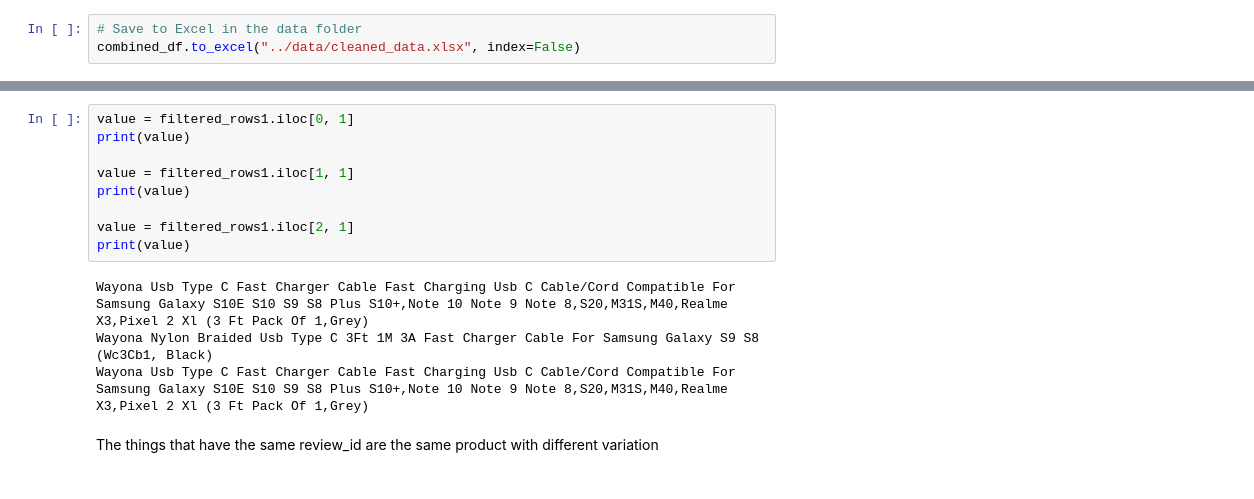
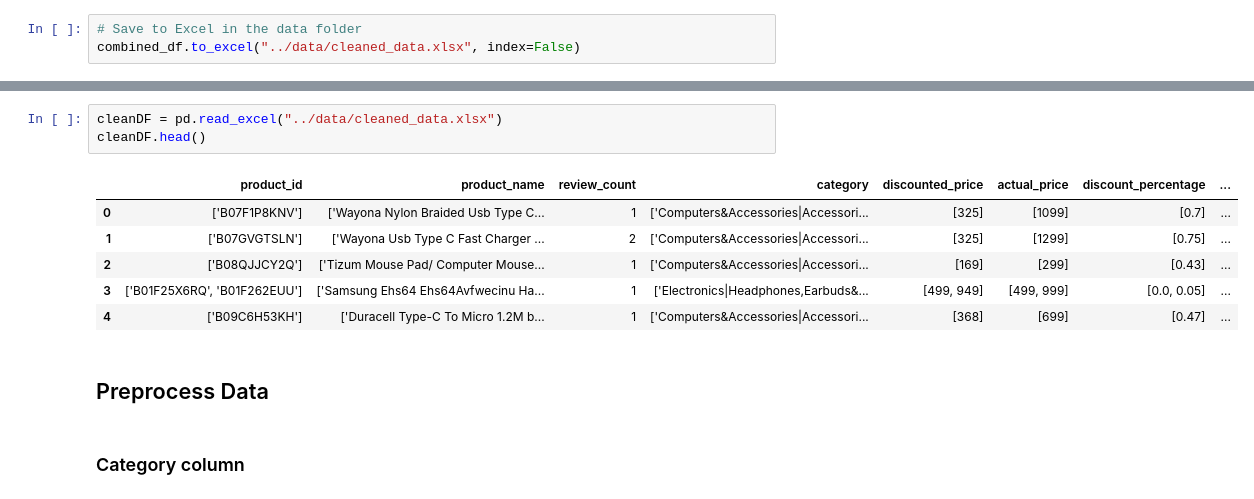
Before and after one commit to wareefAlyousef/amazon_product_chatbot_STC, a Jupyter notebook: notebooks/amazon_product_reviews_analysis.ipynb, the cells around one changed output, grey strips where cells are left out. Saved outputs shown, nothing was run; the diff lists cells and outputs as text.

Commit message:
Complete data cleaning and start initial data prepressing

```diff
--- a/notebooks/amazon_product_reviews_analysis.ipynb
+++ b/notebooks/amazon_product_reviews_analysis.ipynb
@@ -502,15 +456,14 @@ filtered_rows1
-# %%
-value = filtered_rows1.iloc[0, 1]
-print(value)
-
-value = filtered_rows1.iloc[1, 1]
-print(value)
-
-value = filtered_rows1.iloc[2, 1]
-print(value)
-# %% [output]
-Wayona Usb Type C Fast Charger Cable Fast Charging Usb C Cable/Cord Compatible For Samsung Galaxy S10E S10 S9 S8 Plus S10+,Note 10 Note 9 Note 8,S20,M31S,M40,Realme X3,Pixel 2 Xl (3 Ft Pack Of 1,Grey)
-Wayona Nylon Braided Usb Type C 3Ft 1M 3A Fast Charger Cable For Samsung Galaxy S9 S8 (Wc3Cb1, Black)
-Wayona Usb Type C Fast Charger Cable Fast Charging Usb C Cable/Cord Compatible For Samsung Galaxy S10E S10 S9 S8 Plus S10+,Note 10 Note 9 Note 8,S20,M31S,M40,Realme X3,Pixel 2 Xl (3 Ft Pack Of 1,Grey)
-# %% [markdown]
-The things that have the same review_id are the same product with different variation
+# %%
+cleanDF = pd.read_excel("../data/cleaned_data.xlsx")
+cleanDF.head()
+# %% [output]
+|  | product_id | product_name | review_count | category | discounted_price | actual_price | discount_percentage | ... |
+| 0 | ['B07F1P8KNV'] | ['Wayona Nylon Braided Usb Type C... | 1 | ['Computers&Accessories|Accessori... | [325] | [1099] | [0.7] | ... |
+| 1 | ['B07GVGTSLN'] | ['Wayona Usb Type C Fast Charger ... | 2 | ['Computers&Accessories|Accessori... | [325] | [1299] | [0.75] | ... |
+| 2 | ['B08QJJCY2Q'] | ['Tizum Mouse Pad/ Computer Mouse... | 1 | ['Computers&Accessories|Accessori... | [169] | [299] | [0.43] | ... |
+| 3 | ['B01F25X6RQ', 'B01F262EUU'] | ['Samsung Ehs64 Ehs64Avfwecinu Ha... | 1 | ['Electronics|Headphones,Earbuds&... | [499, 949] | [499, 999] | [0.0, 0.05] | ... |
+| 4 | ['B09C6H53KH'] | ['Duracell Type-C To Micro 1.2M b... | 1 | ['Computers&Accessories|Accessori... | [368] | [699] | [0.47] | ... |
+# %% [markdown]
+## Preprocess Data
+# %% [markdown]
+### Category column
```
Also changed, not shown: parts of 46 cells of this notebook.
